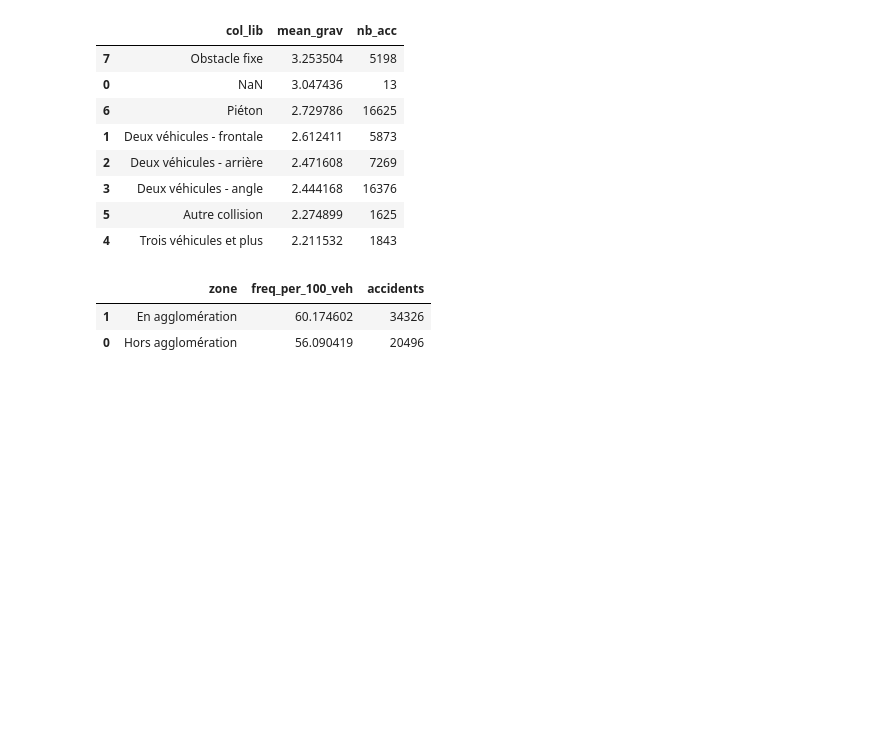
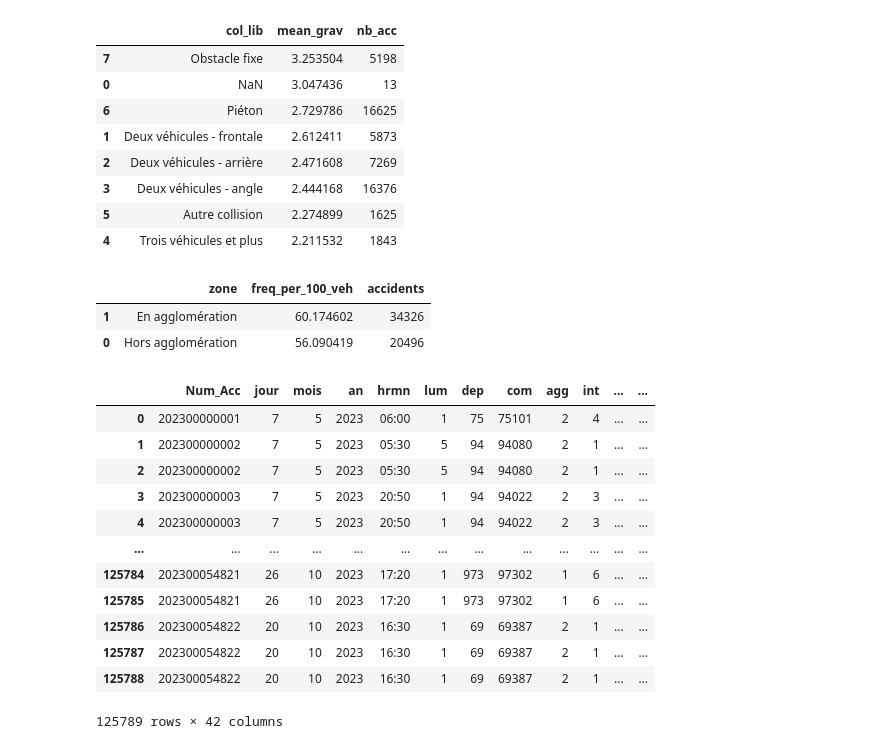
Before and after one commit to Rayan-Nemri/projetRydna, a Jupyter notebook: accident2023.ipynb, the cells around one changed output. Saved outputs shown, nothing was run; the diff lists cells and outputs as text; code cells hidden in the pictures; blank space fills up the shorter version.

```diff
--- a/accident2023.ipynb
+++ b/accident2023.ipynb
@@ -487,0 +500,16 @@ display(agg_freq[["zone", "freq_per_100_veh", "accidents"]].sort_values("freq_pe
+# %%
+final
+# %% [output]
+|  | Num_Acc | jour | mois | an | hrmn | lum | dep | com | agg | int | ... | ... |
+| 0 | 202300000001 | 7 | 5 | 2023 | 06:00 | 1 | 75 | 75101 | 2 | 4 | ... | ... |
+| 1 | 202300000002 | 7 | 5 | 2023 | 05:30 | 5 | 94 | 94080 | 2 | 1 | ... | ... |
+| 2 | 202300000002 | 7 | 5 | 2023 | 05:30 | 5 | 94 | 94080 | 2 | 1 | ... | ... |
+| 3 | 202300000003 | 7 | 5 | 2023 | 20:50 | 1 | 94 | 94022 | 2 | 3 | ... | ... |
+| 4 | 202300000003 | 7 | 5 | 2023 | 20:50 | 1 | 94 | 94022 | 2 | 3 | ... | ... |
+| ... | ... | ... | ... | ... | ... | ... | ... | ... | ... | ... | ... | ... |
+| 125784 | 202300054821 | 26 | 10 | 2023 | 17:20 | 1 | 973 | 97302 | 1 | 6 | ... | ... |
+| 125785 | 202300054821 | 26 | 10 | 2023 | 17:20 | 1 | 973 | 97302 | 1 | 6 | ... | ... |
+| 125786 | 202300054822 | 20 | 10 | 2023 | 16:30 | 1 | 69 | 69387 | 2 | 1 | ... | ... |
+| 125787 | 202300054822 | 20 | 10 | 2023 | 16:30 | 1 | 69 | 69387 | 2 | 1 | ... | ... |
+| 125788 | 202300054822 | 20 | 10 | 2023 | 16:30 | 1 | 69 | 69387 | 2 | 1 | ... | ... |
+125789 rows × 42 columns
```
Also changed, not shown: parts of 12 cells of this notebook, 1 other file.
